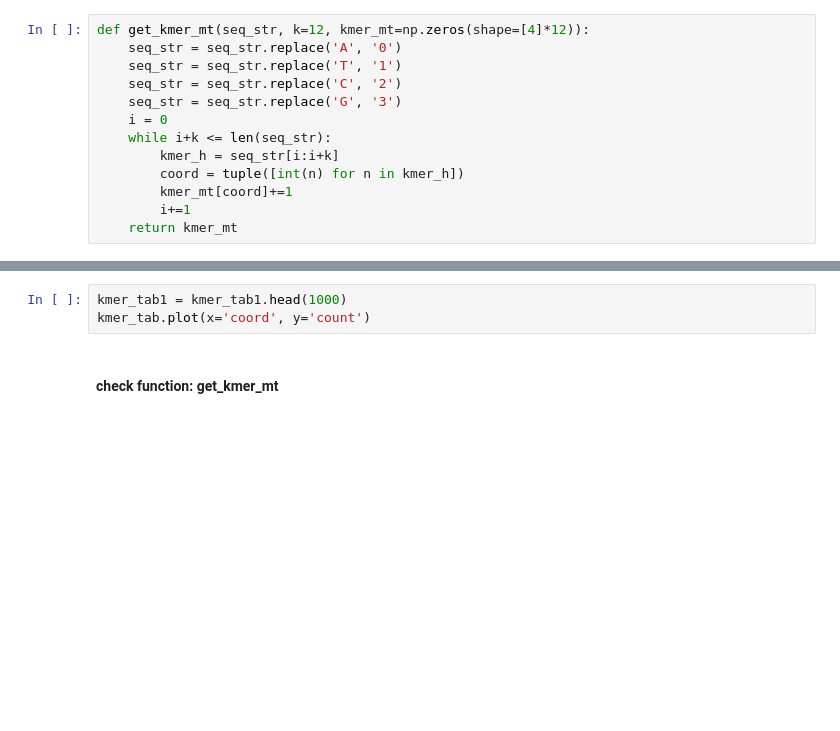
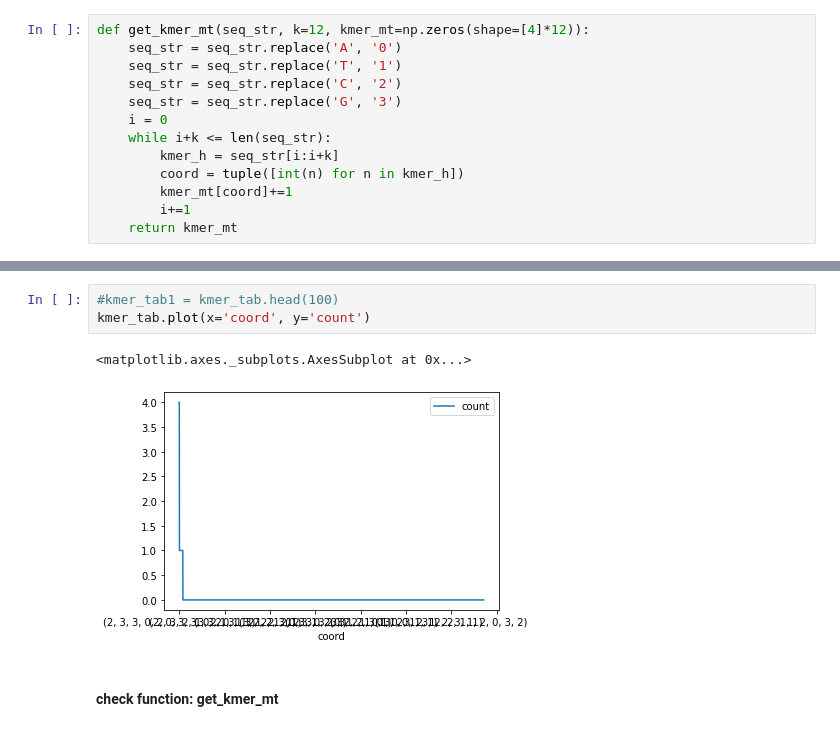
Before and after one commit to shuzvvn/CPCB, a Jupyter notebook: Genomics/Genomics_Project.stc.v1.ipynb, the cells around one changed output, grey strips where cells are left out. Drawn from its saved outputs; the diff is of its cells as text; blank space fills up the shorter version.

```diff
--- a/Genomics/Genomics_Project.stc.v1.ipynb
+++ b/Genomics/Genomics_Project.stc.v1.ipynb
@@ -68,6 +177,9 @@ kmer_tab
 # %%
-kmer_tab1 = kmer_tab1.head(1000)
+#kmer_tab1 = kmer_tab.head(100)
 kmer_tab.plot(x='coord', y='count')
+# %% [output]
+<matplotlib.axes._subplots.AxesSubplot at 0x...>
+[figure, added]
 # %% [markdown]
 #### check function: get_kmer_mt
 # %%
```
Also changed, not shown: parts of 17 cells of this notebook, 6 other files.
